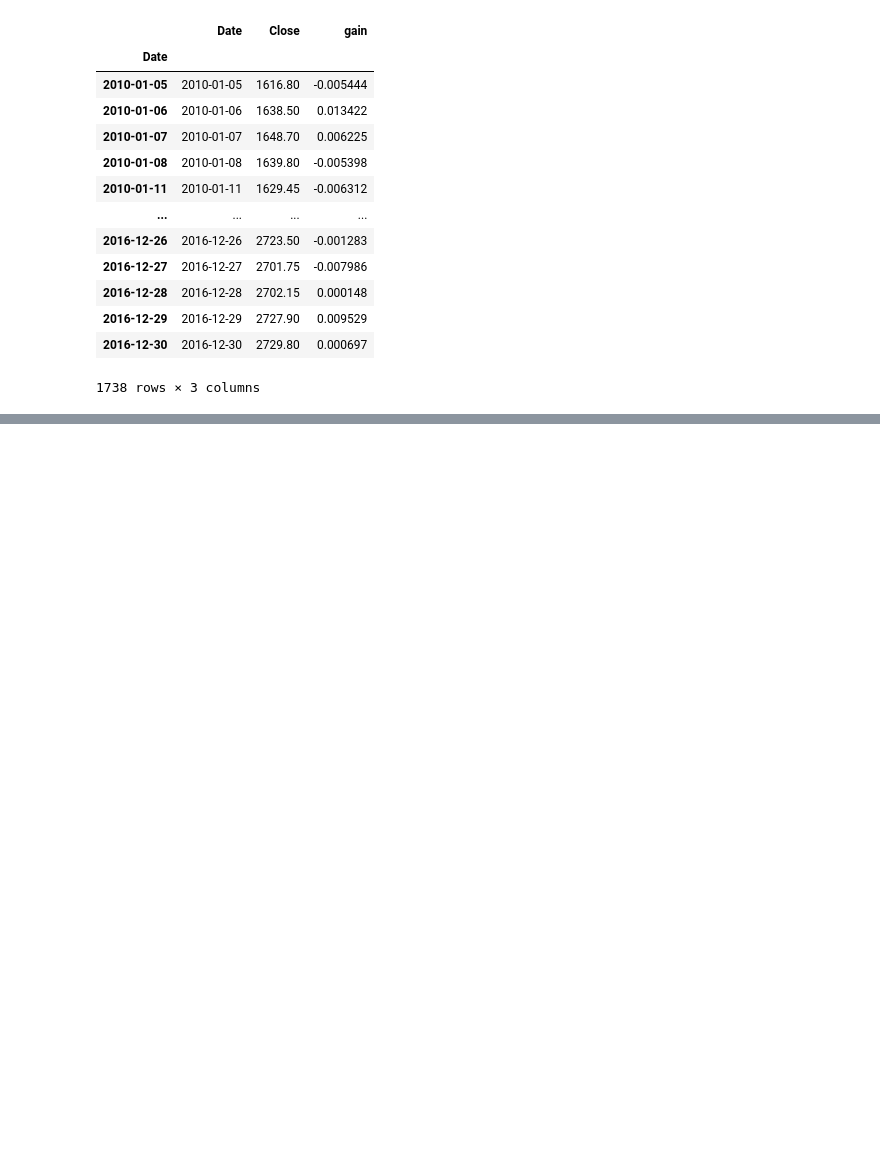
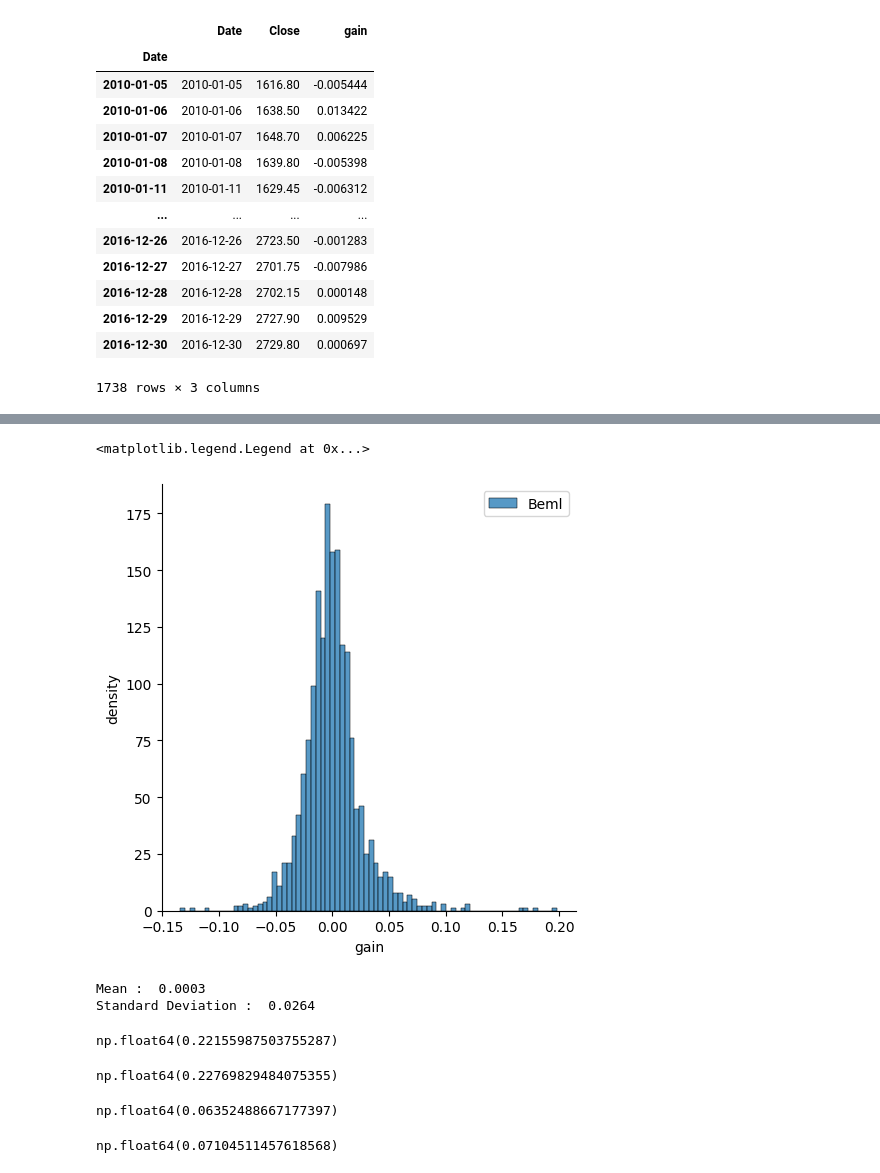
Before and after one commit to lokeshudalkar/Data_Science, a Jupyter notebook: Normal_Ditribution.ipynb, the cells around one changed output, grey strips where cells are left out. Drawn from its saved outputs; the diff is of its cells as text; code cells hidden in the pictures; blank space fills up the shorter version.

```diff
--- a/Normal_Ditribution.ipynb
+++ b/Normal_Ditribution.ipynb
@@ -134,0 +170,32 @@ glaxo
+# %%
+sns.displot(beml.gain , label = "Beml")
+plt.xlabel("gain")
+plt.ylabel("density")
+plt.legend()
+# %% [output]
+<matplotlib.legend.Legend at 0x...>
+[figure, added]
+# %%
+print("Mean : " , round(beml.gain.mean(),4))
+print("Standard Deviation : " , round(beml.gain.std(),4))
+# %% [output]
+Mean :  0.0003
+Standard Deviation :  0.0264
+# %%
+#probability of making 2% or higher loss
+stats.norm.cdf(-0.02 , loc = beml.gain.mean() , scale = beml.gain.std())
+# %% [output]
+np.float64(0.22155987503755287)
+# %%
+#probability of making 2% or higher gain
+1 - stats.norm.cdf(0.02 , loc = beml.gain.mean() , scale = beml.gain.std())
+# %% [output]
+np.float64(0.22769829484075355)
+# %%
+stats.norm.cdf(-0.02 , loc = glaxo.gain.mean() , scale = glaxo.gain.std())
+# %% [output]
+np.float64(0.06352488667177397)
+# %%
+1 - stats.norm.cdf(0.02 , loc = glaxo.gain.mean() , scale = glaxo.gain.std())
+# %% [output]
+np.float64(0.07104511457618568)
```
Also changed, not shown: parts of 4 cells of this notebook.
